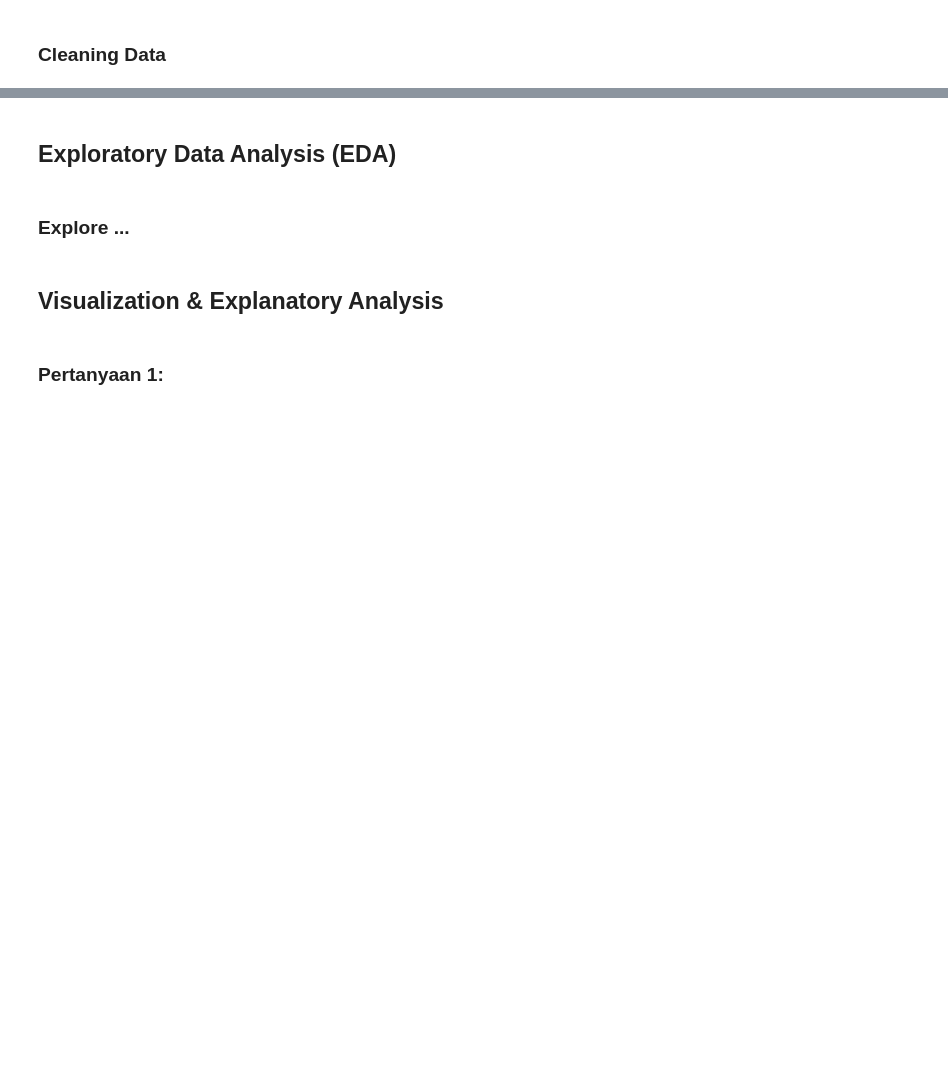
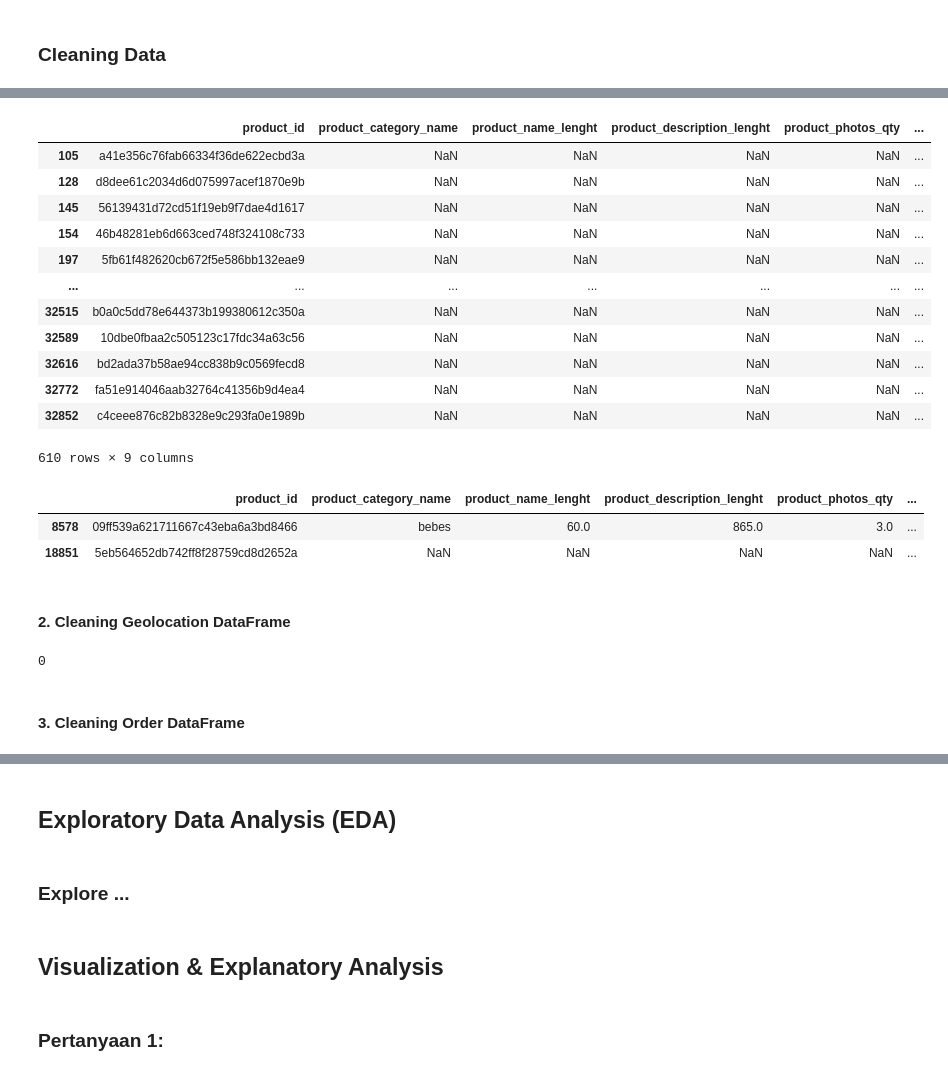
Before and after one commit to ArovaSyams/ecommerce-python-data-analysis, a Jupyter notebook: notebook.ipynb, the cells around one changed output, grey strips where cells are left out. Drawn from its saved outputs; the diff is of its cells as text; code cells hidden in the pictures; blank space fills up the shorter version.

```diff
--- a/notebook.ipynb
+++ b/notebook.ipynb
@@ -393,0 +533,24 @@ order_reviews_df.describe()
+# %%
+# fetch all data that have a missing value based on product_category_name
+products_df[products_df.product_category_name.isna()]
+# %% [output]
+|  | product_id | product_category_name | product_name_lenght | product_description_lenght | product_photos_qty | ... |
+| 105 | a41e356c76fab66334f36de622ecbd3a | NaN | NaN | NaN | NaN | ... |
+| 128 | d8dee61c2034d6d075997acef1870e9b | NaN | NaN | NaN | NaN | ... |
+| 145 | 56139431d72cd51f19eb9f7dae4d1617 | NaN | NaN | NaN | NaN | ... |
+| 154 | 46b48281eb6d663ced748f324108c733 | NaN | NaN | NaN | NaN | ... |
+| 197 | 5fb61f482620cb672f5e586bb132eae9 | NaN | NaN | NaN | NaN | ... |
+| ... | ... | ... | ... | ... | ... | ... |
+| 32515 | b0a0c5dd78e644373b199380612c350a | NaN | NaN | NaN | NaN | ... |
+| 32589 | 10dbe0fbaa2c505123c17fdc34a63c56 | NaN | NaN | NaN | NaN | ... |
+| 32616 | bd2ada37b58ae94cc838b9c0569fecd8 | NaN | NaN | NaN | NaN | ... |
+| 32772 | fa51e914046aab32764c41356b9d4ea4 | NaN | NaN | NaN | NaN | ... |
+| 32852 | c4ceee876c82b8328e9c293fa0e1989b | NaN | NaN | NaN | NaN | ... |
+610 rows × 9 columns
+# %%
+# fetch all data that have a missing value based on product_weight_g
+products_df[products_df.product_weight_g.isna()]
+# %% [output]
+|  | product_id | product_category_name | product_name_lenght | product_description_lenght | product_photos_qty | ... |
+| 8578 | 09ff539a621711667c43eba6a3bd8466 | bebes | 60.0 | 865.0 | 3.0 | ... |
+| 18851 | 5eb564652db742ff8f28759cd8d2652a | NaN | NaN | NaN | NaN | ... |
@@ -393,0 +564,2 @@ order_reviews_df.describe()
+# %% [markdown]
+#### 2. Cleaning Geolocation DataFrame
@@ -393,0 +569,7 @@ order_reviews_df.describe()
+# %%
+# check duplicated data
+geolocation_df.duplicated().sum()
+# %% [output]
+0
+# %% [markdown]
+#### 3. Cleaning Order DataFrame
```
Also changed, not shown: parts of 92 cells of this notebook.
